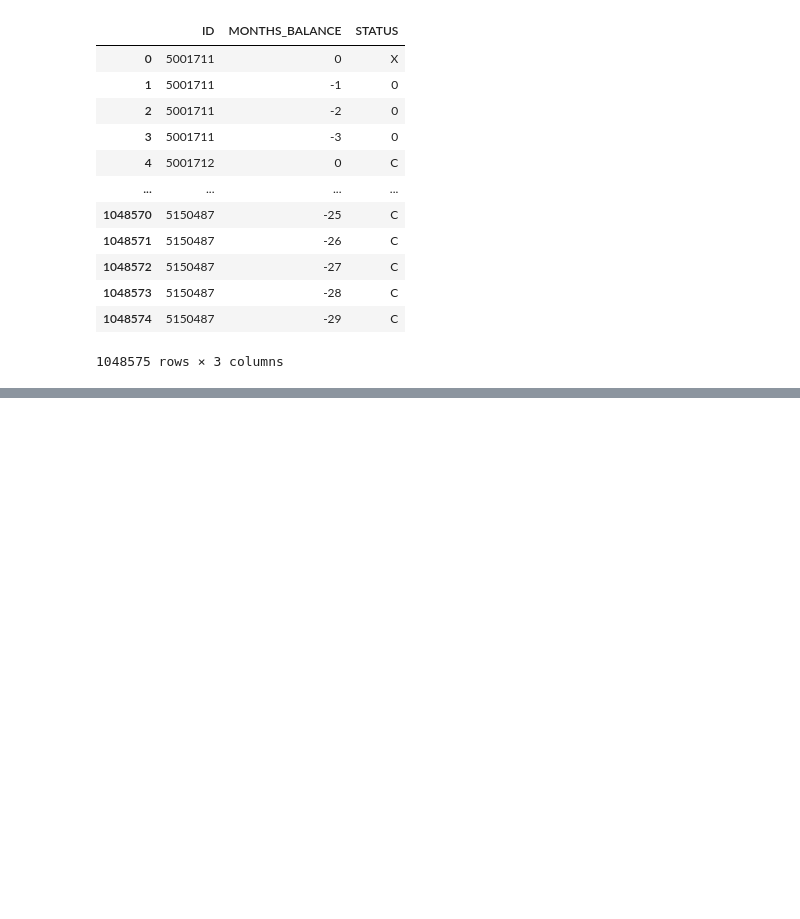
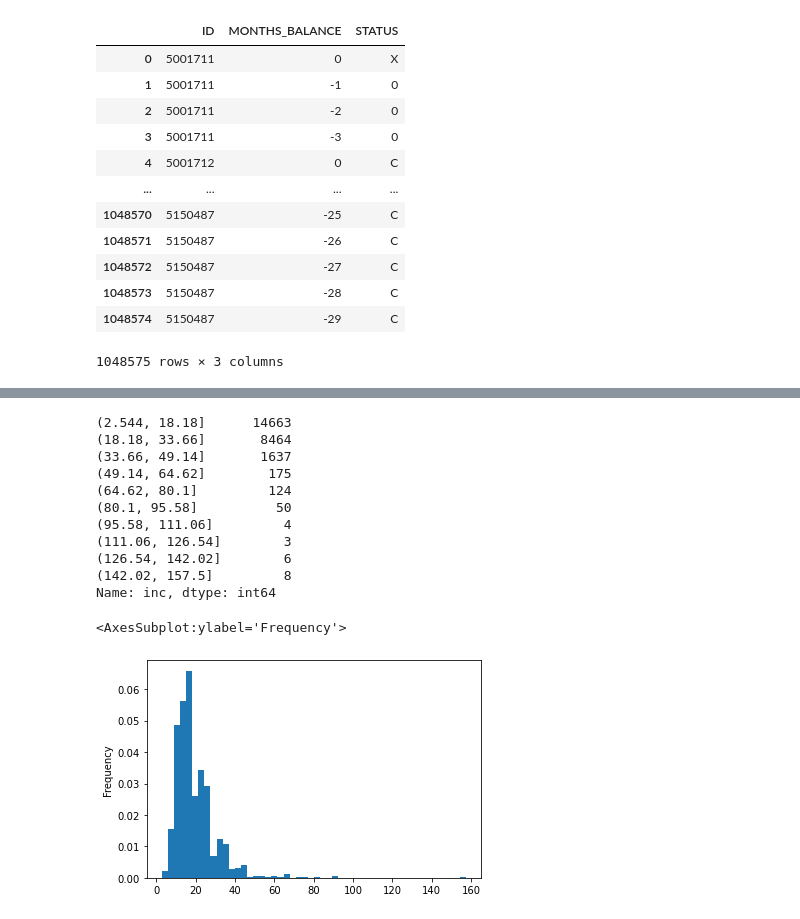
Before and after one commit to javierhto/DSBD, a Jupyter notebook: 7. Machine Learning.ipynb, the cells around one changed output, grey strips where cells are left out. Drawn from its saved outputs; the diff is of its cells as text; code cells hidden in the pictures; blank space fills up the shorter version.

```diff
--- a/7. Machine Learning.ipynb
+++ b/7. Machine Learning.ipynb
@@ -116,0 +586,6 @@ ModuleNotFoundError: No module named 'missingno'
+# %%
+print(new_data['email'].value_counts(normalize=True,sort=False))
+new_data['email']=new_data['email'].astype(str)
+iv, data=calc_iv(new_data,'email','target')
+ivtable.loc[ivtable['variable']=='email','IV']=iv
+data.head()
@@ -116,0 +603,6 @@ ModuleNotFoundError: No module named 'missingno'
+# %%
+new_data['wkphone']=new_data['wkphone'].astype(str)
+iv, data = calc_iv(new_data,'wkphone','target')
+new_data.drop(new_data[new_data['wkphone'] == 'nan' ].index, inplace=True)
+ivtable.loc[ivtable['variable']=='wkphone','IV']=iv
+data.head()
@@ -116,0 +617,3 @@ ModuleNotFoundError: No module named 'missingno'
+# %%
+new_data.loc[new_data['ChldNo'] >= 2,'ChldNo']='2More'
+print(new_data['ChldNo'].value_counts(sort=False))
@@ -116,0 +639,21 @@ ModuleNotFoundError: No module named 'missingno'
+# %%
+new_data = convert_dummy(new_data,'ChldNo')
+# %%
+new_data['inc'] = new_data['inc'].astype(object)
+new_data['inc'] = new_data['inc']/10000
+print(new_data['inc'].value_counts(bins=10,sort=False))
+new_data['inc'].plot(kind='hist',bins=50,density=True)
+# %% [output]
+(2.544, 18.18]      14663
+(18.18, 33.66]       8464
+(33.66, 49.14]       1637
+(49.14, 64.62]        175
+(64.62, 80.1]         124
+(80.1, 95.58]          50
+(95.58, 111.06]         4
+(111.06, 126.54]        3
+(126.54, 142.02]        6
+(142.02, 157.5]         8
+Name: inc, dtype: int64
+<AxesSubplot:ylabel='Frequency'>
+[figure, added]
```
Also changed, not shown: parts of 88 cells of this notebook, 1 other file.
